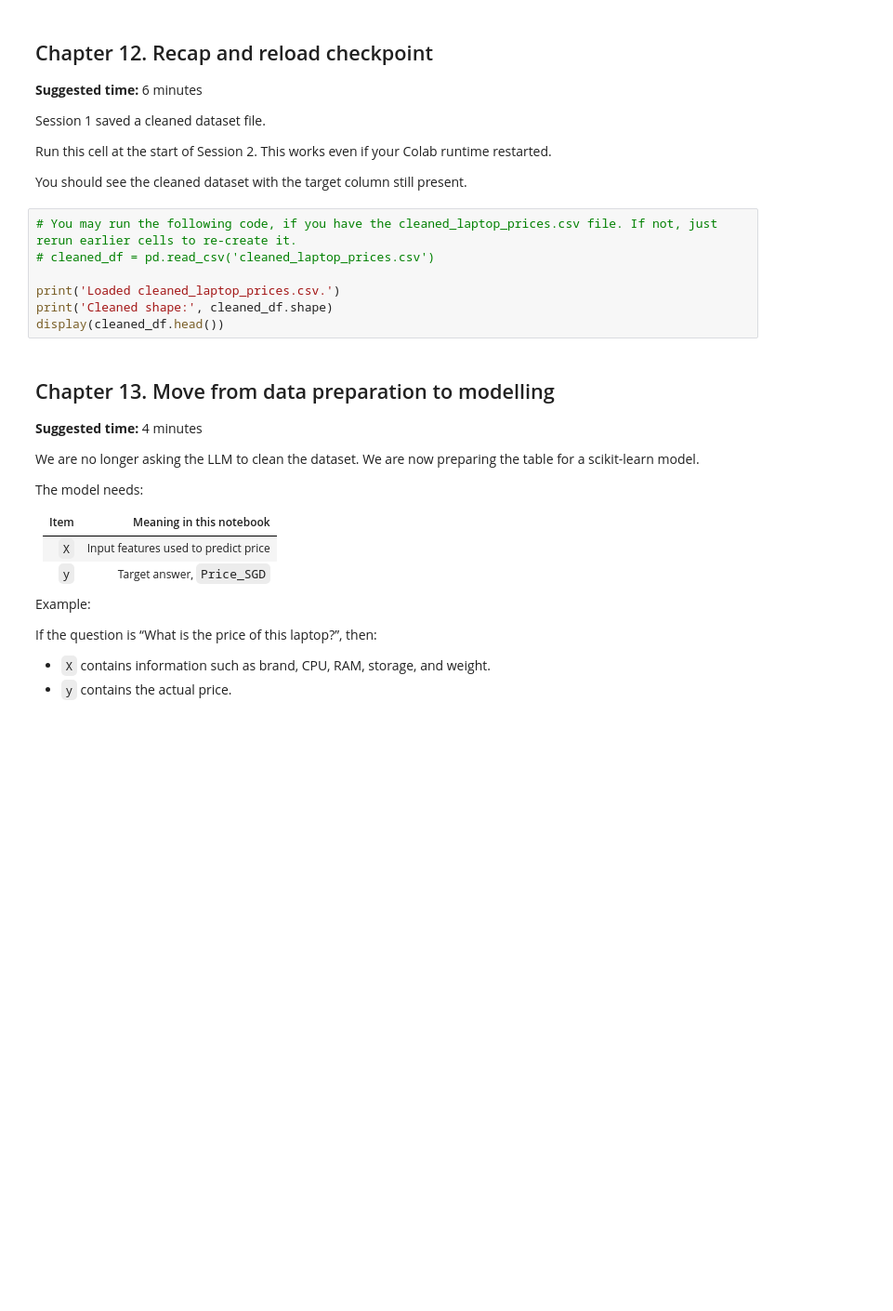
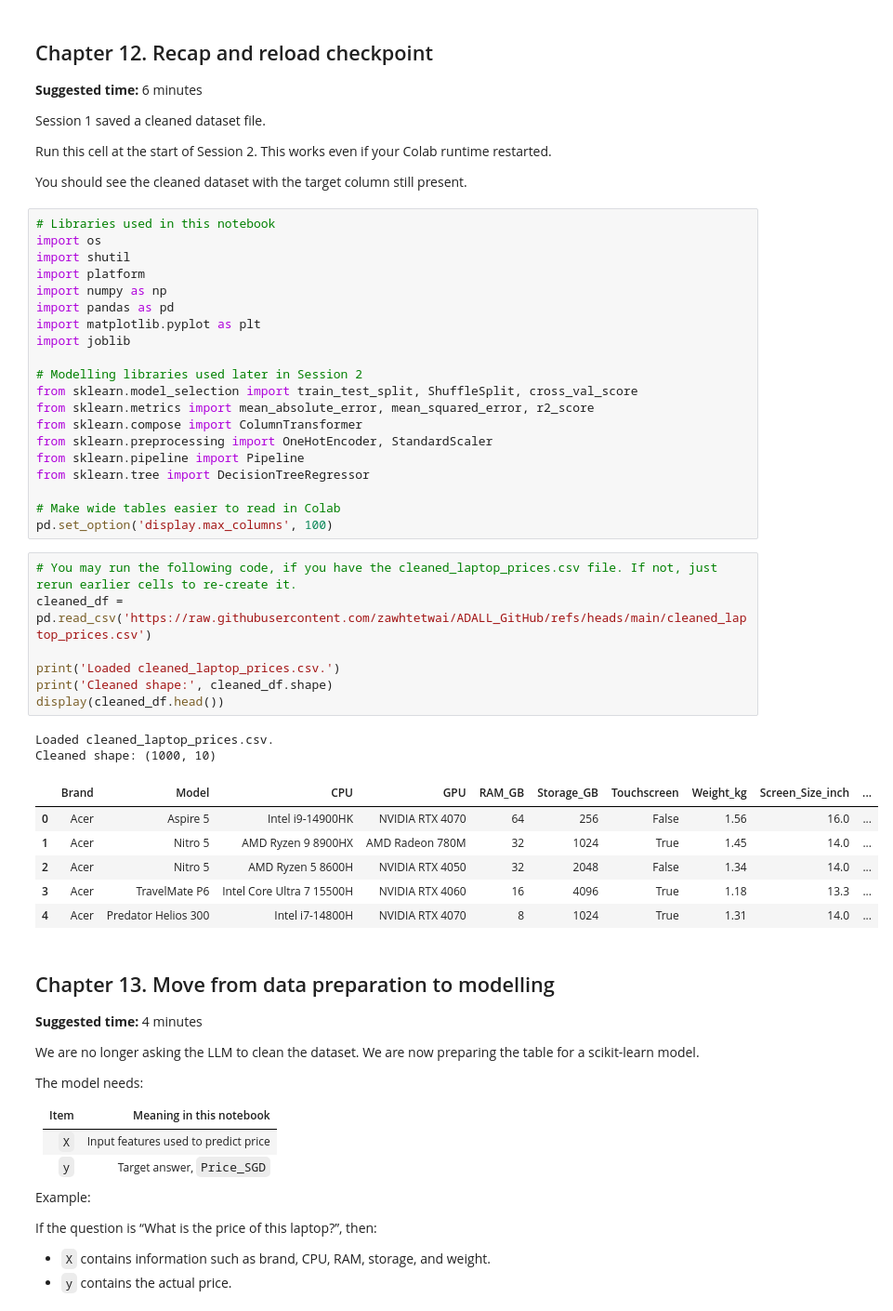
Before and after one commit to jiannyuhs-hue/ADALL_github, a Jupyter notebook: ADALL_Week3_Preparing_and_Modelling_2026_revised_v2.ipynb, the cells around one changed output. Shown at 93% size. Drawn from its saved outputs; the diff is of its cells as text; blank space fills up the shorter version.

```diff
--- a/ADALL_Week3_Preparing_and_Modelling_2026_revised_v2.ipynb
+++ b/ADALL_Week3_Preparing_and_Modelling_2026_revised_v2.ipynb
@@ -1123,13 +1123,42 @@ Session 1 saved a cleaned dataset file.
 Run this cell at the start of Session 2. This works even if your Colab runtime restarted.
 
 You should see the cleaned dataset with the target column still present.
+# %%
+# Libraries used in this notebook
+import os
+import shutil
+import platform
+import numpy as np
+import pandas as pd
+import matplotlib.pyplot as plt
+import joblib
+
+# Modelling libraries used later in Session 2
+from sklearn.model_selection import train_test_split, ShuffleSplit, cross_val_score
+from sklearn.metrics import mean_absolute_error, mean_squared_error, r2_score
+from sklearn.compose import ColumnTransformer
+from sklearn.preprocessing import OneHotEncoder, StandardScaler
+from sklearn.pipeline import Pipeline
+from sklearn.tree import DecisionTreeRegressor
+
+# Make wide tables easier to read in Colab
+pd.set_option('display.max_columns', 100)
 # %%
 # You may run the following code, if you have the cleaned_laptop_prices.csv file. If not, just rerun earlier cells to re-create it.
-# cleaned_df = pd.read_csv('cleaned_laptop_prices.csv')
+cleaned_df = pd.read_csv('https://raw.githubusercontent.com/zawhtetwai/ADALL_GitHub/refs/heads/main/cleaned_laptop_prices.csv')
 
 print('Loaded cleaned_laptop_prices.csv.')
 print('Cleaned shape:', cleaned_df.shape)
 display(cleaned_df.head())
+# %% [output]
+Loaded cleaned_laptop_prices.csv.
+Cleaned shape: (1000, 10)
+|  | Brand | Model | CPU | GPU | RAM_GB | Storage_GB | Touchscreen | Weight_kg | Screen_Size_inch | ... |
+| 0 | Acer | Aspire 5 | Intel i9-14900HK | NVIDIA RTX 4070 | 64 | 256 | False | 1.56 | 16.0 | ... |
+| 1 | Acer | Nitro 5 | AMD Ryzen 9 8900HX | AMD Radeon 780M | 32 | 1024 | True | 1.45 | 14.0 | ... |
+| 2 | Acer | Nitro 5 | AMD Ryzen 5 8600H | NVIDIA RTX 4050 | 32 | 2048 | False | 1.34 | 14.0 | ... |
+| 3 | Acer | TravelMate P6 | Intel Core Ultra 7 15500H | NVIDIA RTX 4060 | 16 | 4096 | True | 1.18 | 13.3 | ... |
+| 4 | Acer | Predator Helios 300 | Intel i7-14800H | NVIDIA RTX 4070 | 8 | 1024 | True | 1.31 | 14.0 | ... |
 # %% [markdown]
 ## Chapter 13. Move from data preparation to modelling
 
```
Also changed, not shown: parts of 14 cells of this notebook.
